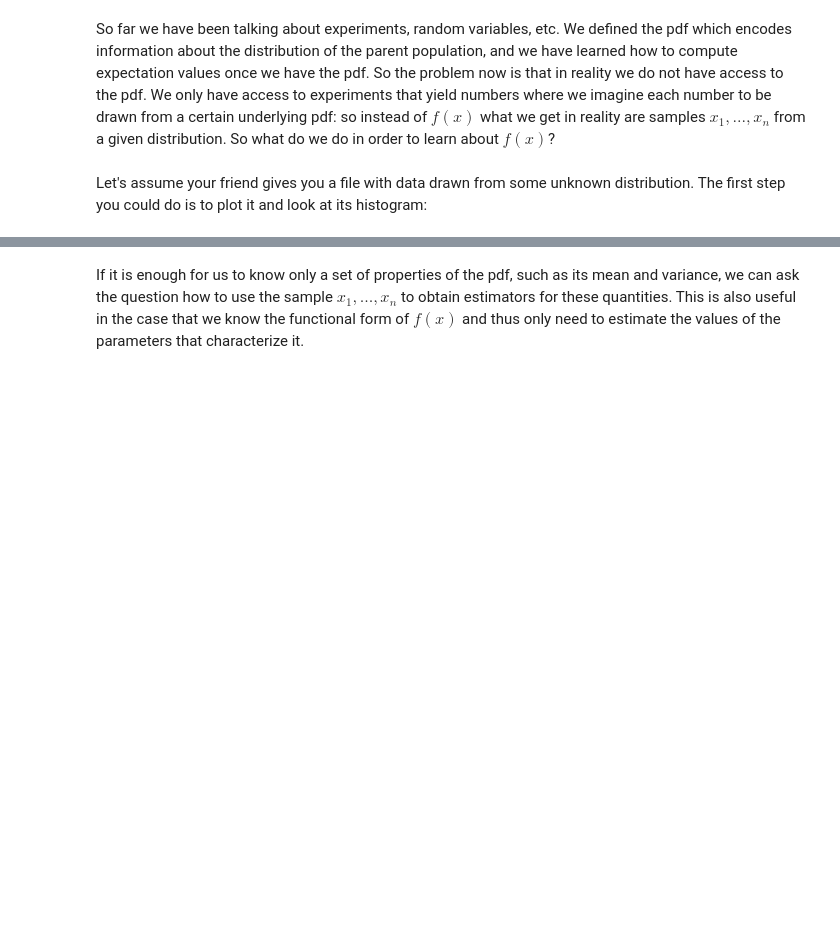
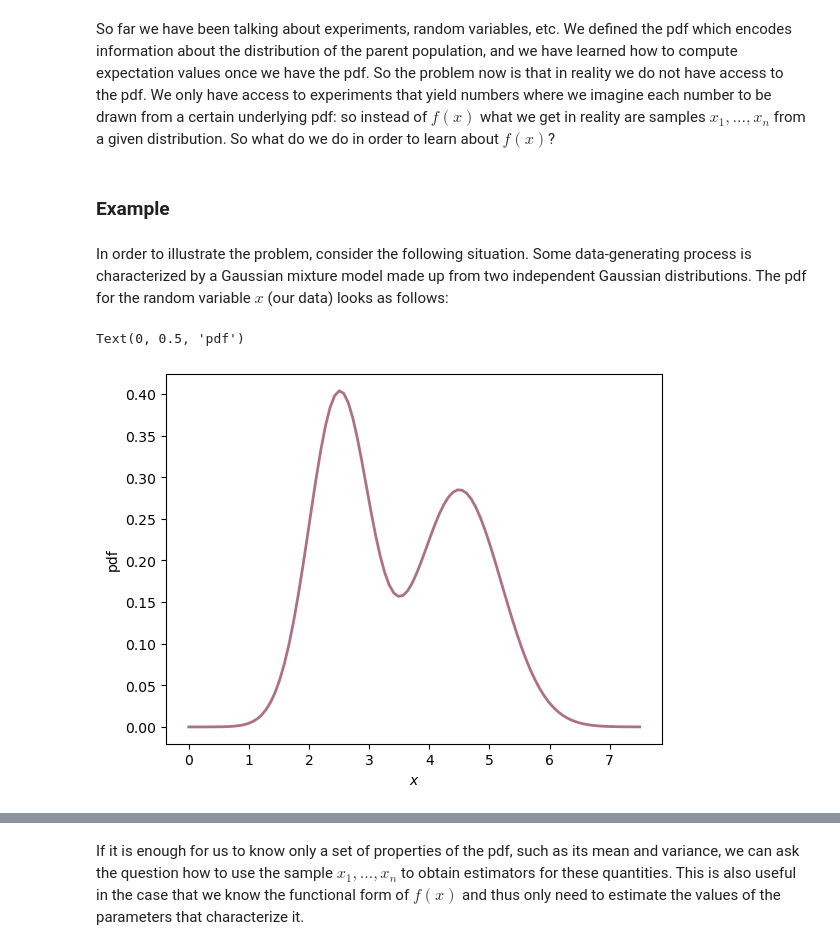
Before and after one commit to hou-physics/stat_methods_AIfA_2024_group_07, a Jupyter notebook: lecture_03/L03_point-processes.ipynb, the cells around one changed output, grey strips where cells are left out. Cells and saved outputs as stored; diff of their text form; code cells hidden in the pictures; blank space fills up the shorter version.

Commit message:
Added more examples.

```diff
--- a/lecture_03/L03_point-processes.ipynb
+++ b/lecture_03/L03_point-processes.ipynb
@@ -10,8 +10,10 @@
 ## Sampling
 # %% [markdown]
 So far we have been talking about experiments, random variables, etc. We defined the pdf which encodes information about the distribution of the parent population, and we have learned how to compute expectation values once we have the pdf. So the problem now is that in reality we do not have access to the pdf. We only have access to experiments that yield numbers where we imagine each number to be drawn from a certain underlying pdf: so instead of $f(x)$ what we get in reality are samples $x_1, ..., x_n$ from a given distribution. So what do we do in order to learn about $f(x)$?
-# %% [markdown]
-Let's assume your friend gives you a file with data drawn from some unknown distribution. The first step you could do is to plot it and look at its histogram:
+# %% [markdown]
+### Example
+# %% [markdown]
+In order to illustrate the problem, consider the following situation. Some data-generating process is characterized by a Gaussian mixture model made up from two independent Gaussian distributions. The pdf for the random variable $x$ (our data) looks as follows:
 # %%
 import numpy as np
 import matplotlib.pyplot as plt
@@ -18 +21,16 @@ import matplotlib.pyplot as plt
 %matplotlib inline
+# %%
+mu1 = 2.5
+sigma1 = 0.5
+mu2 = 4.5
+sigma2 = 0.7
+
+x = np.linspace(0, 7.5, 100)
+
+plt.plot(x, 0.5*(scipy.stats.norm.pdf(x, loc=mu1, scale=sigma1)+scipy.stats.norm.pdf(x, loc=mu2, scale=sigma2)), \
+         color='#AE7182', linewidth=2)
+plt.xlabel(r'$x$')
+plt.ylabel(r'pdf')
+# %% [output]
+Text(0, 0.5, 'pdf')
+[figure, added]
```
Also changed, not shown: parts of 10 cells of this notebook.
